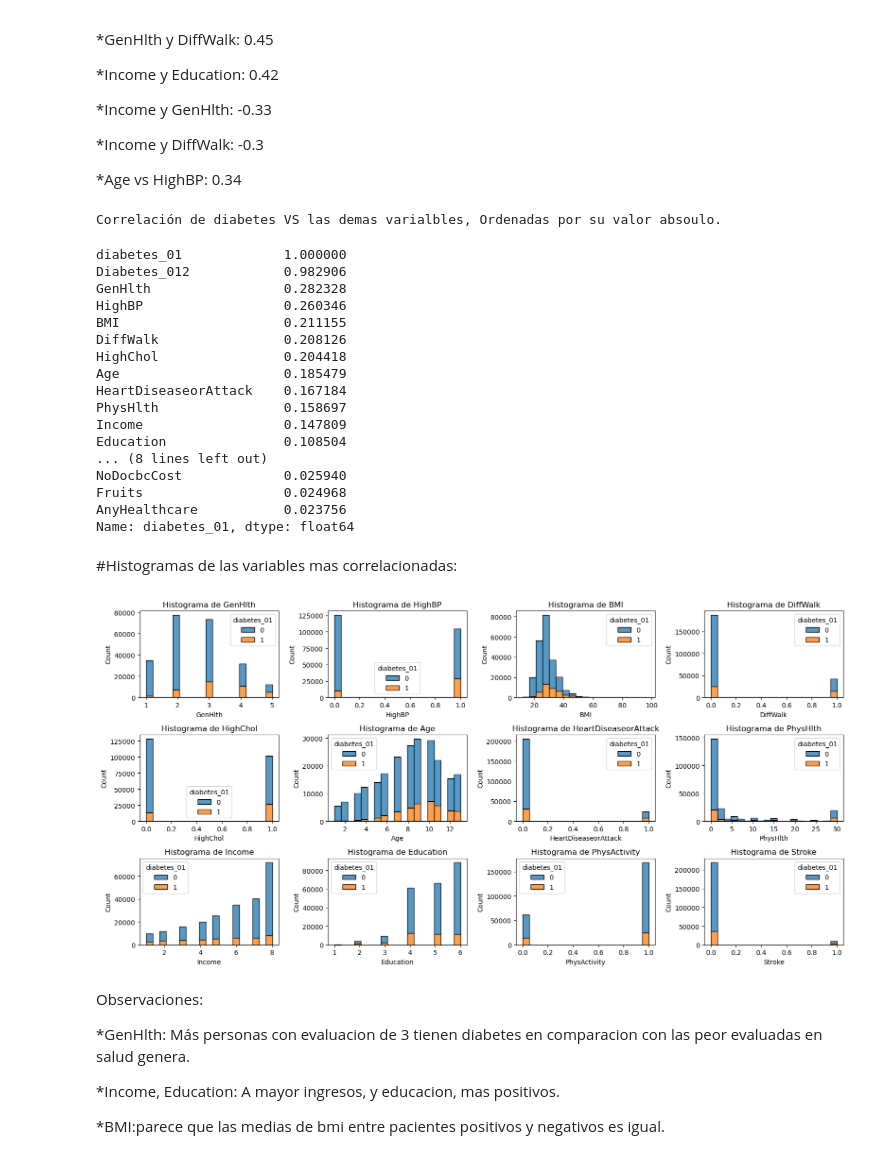
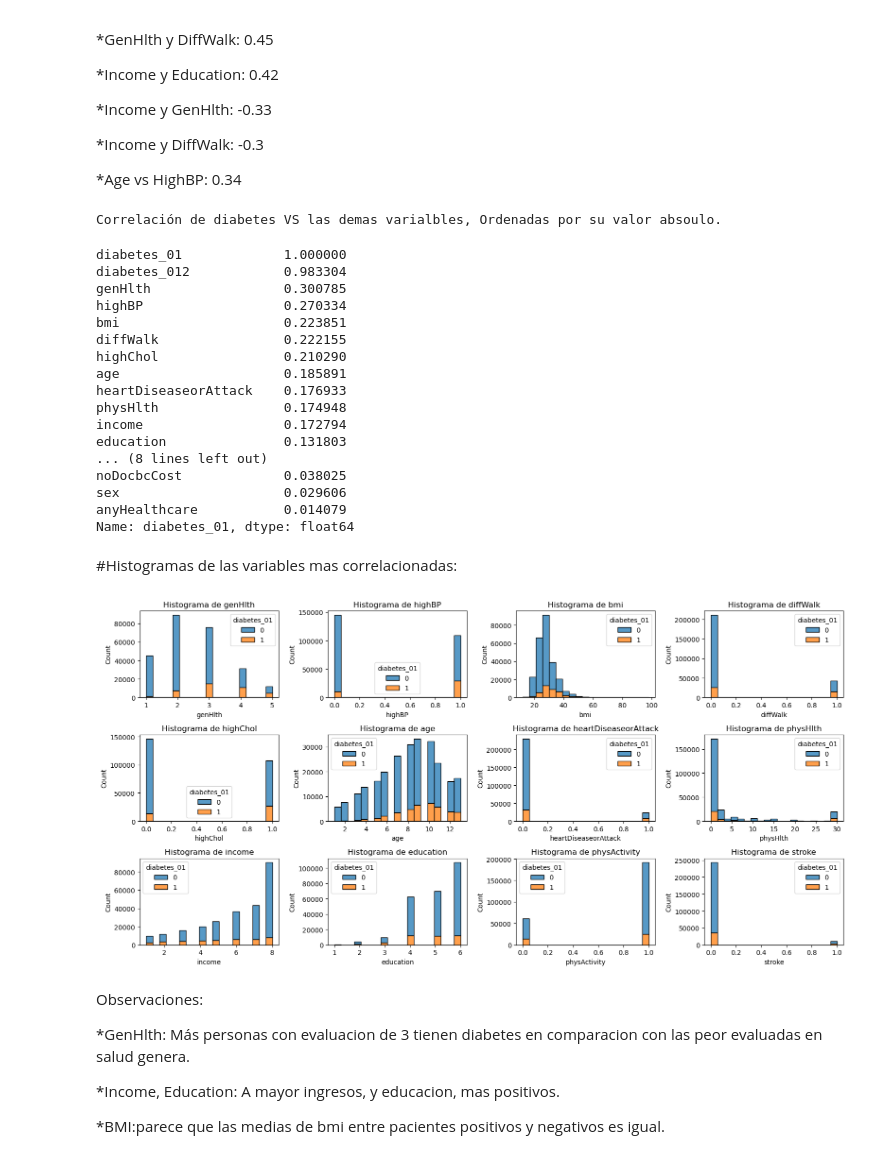
Before and after one commit to juanlt9905/machineLearning2025, a Jupyter notebook: exploracion_de_datos.ipynb, the cells around one changed output. Drawn from its saved outputs; the diff is of its cells as text; code cells hidden in the pictures.

```diff
--- a/exploracion_de_datos.ipynb
+++ b/exploracion_de_datos.ipynb
@@ -91,0 +108,20 @@ datos_diabetes['diabetes_01'] = datos_diabetes['diabetes_01'].replace(2,1)
+# %%
+#Reparar nombres de columnas. Se usa el formato loweCamelCase para el nombre de las caracteristicas.
+
+new_col_names = []
+
+for name in datos_diabetes.columns:
+    # Luego, pon todas las letras en minúsculas
+    name_lowered_first_letter = name[0].lower() + name[1:]
+    # Elimina los espacios al principio y al final
+    name_stripped = name_lowered_first_letter.strip()
+    # Por último, reemplaza los espacios entre palabras por guiones bajos
+    name_no_spaces = name_stripped.replace(' ', '_')
+    # Agrega el nuevo nombre a la lista de nuevos nombres de columna
+    new_col_names.append(name_no_spaces)
+
+datos_diabetes.columns = new_col_names
+
+datos_diabetes = datos_diabetes.rename(columns={'bMI':'bmi'})
+
+datos_diabetes.columns
@@ -116,7 +160,2 @@ Income                  0.0
 diabetes_01             0.0
 dtype: float64
-# %%
-#Borrar datos duplicados.
-datos_diabetes.drop_duplicates(inplace=True)
-
-datos_diabetes.dtypes
@@ -255,21 +311,21 @@ abs(correlacion['diabetes_01']).sort_values(ascending=False)
 # %% [output]
 Correlación de diabetes VS las demas varialbles, Ordenadas por su valor absoulo.
 diabetes_01             1.000000
-Diabetes_012            0.982906
-GenHlth                 0.282328
-HighBP                  0.260346
-BMI                     0.211155
-DiffWalk                0.208126
-HighChol                0.204418
-Age                     0.185479
-HeartDiseaseorAttack    0.167184
-PhysHlth                0.158697
-Income                  0.147809
-Education               0.108504
+diabetes_012            0.983304
+genHlth                 0.300785
+highBP                  0.270334
+bmi                     0.223851
+diffWalk                0.222155
+highChol                0.210290
+age                     0.185891
+heartDiseaseorAttack    0.176933
+physHlth                0.174948
+income                  0.172794
+education               0.131803
 ... (8 lines left out)
-NoDocbcCost             0.025940
-Fruits                  0.024968
-AnyHealthcare           0.023756
+noDocbcCost             0.038025
+sex                     0.029606
+anyHealthcare           0.014079
 Name: diabetes_01, dtype: float64
 # %% [markdown]
 #Histogramas de las variables mas correlacionadas:
@@ -277,9 +333,9 @@ Name: diabetes_01, dtype: float64
 #Histograma BMI
 #verificar que coeficiente de correlacion usa cuando tengo variables binarias
 
-columnas_mas_correlacionadas = ['GenHlth', 'HighBP', 'BMI', 'DiffWalk', 'HighChol','Age', 'HeartDiseaseorAttack', 'PhysHlth','Income',
-                                'Education', 'PhysActivity', 'Stroke', 'CholCheck',
-                                'HvyAlcoholConsump','diabetes_01']
+columnas_mas_correlacionadas = ['genHlth', 'highBP', 'bmi', 'diffWalk', 'highChol','age', 'heartDiseaseorAttack', 'physHlth','income',
+                                'education', 'physActivity', 'stroke', 'cholCheck',
+                                'hvyAlcoholConsump','diabetes_01']
 subset = datos_diabetes[columnas_mas_correlacionadas] #crear el subset de columnas de la lista
 # %%
 #plt.figure(figsize=(10, 5))
@@ -310,27 +366,27 @@ subset = datos_diabetes[columnas_mas_correlacionadas] #crear el subset de column
 #plt.show()
 # %%
 #seleccion de las columnas con mayor correlación.
-columnas_para_histograma = ['GenHlth', 'HighBP', 'BMI', 'DiffWalk', 'HighChol', 'Age', 'HeartDiseaseorAttack', 'PhysHlth', 'Income','Education', 'PhysActivity', 'Stroke']
+columnas_para_histograma = ['genHlth', 'highBP', 'bmi', 'diffWalk', 'highChol', 'age', 'heartDiseaseorAttack', 'physHlth', 'income','education', 'physActivity', 'stroke']
 
 num_filas = 3
 num_columnas = (len(columnas_para_histograma) + 1) // num_filas
 fig, axes = plt.subplots(nrows=num_filas, ncols=num_columnas, figsize=(16, 8))
 
 axes = axes.flatten()
 
 for i, col in enumerate(columnas_para_histograma):
     data = subset[col].astype(int)
     k = int(np.ceil(1 + np.log2(len(data))))  # Regla de Sturges
 
     sns.histplot(data=subset, x=col, hue='diabetes_01', bins=k, ax=axes[i], multiple='stack')
     axes[i].set_title(f'Histograma de {col}')
     axes[i].set_xlabel(col)
     axes[i].set_ylabel('Count')
 
 plt.tight_layout() ##no sobreponer las leyendas
 plt.show()
 # %% [output]
-[figure, old version]
+[figure, new version]
 # %% [markdown]
 Observaciones:
 
```
Also changed, not shown: parts of 14 cells of this notebook.
